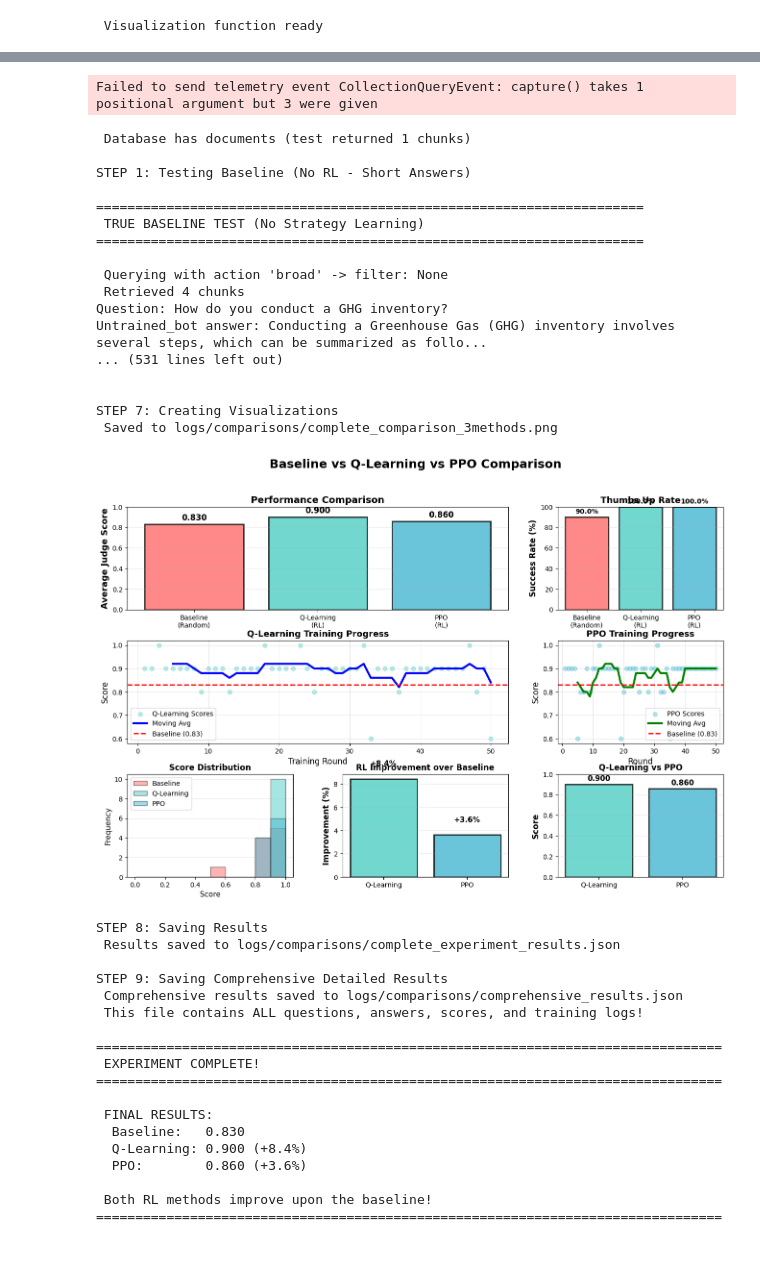
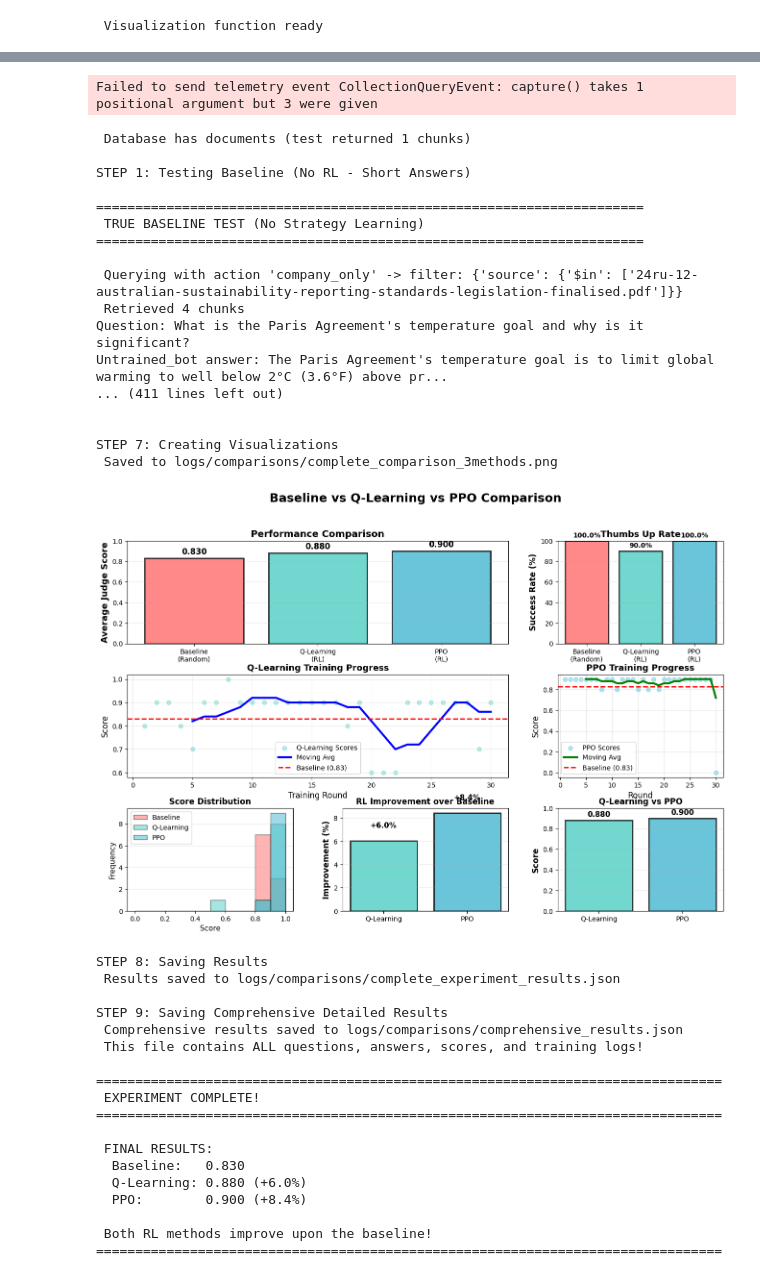
Before and after one commit to MaithaAlhammadi98/RL-GHG-Consultant, a Jupyter notebook: notebooks/my_complete_experiment.ipynb, the cells around one changed output, grey strips where cells are left out. Drawn from its saved outputs; the diff is of its cells as text; code cells hidden in the pictures.

Commit message:
Updated experiment results with latest training data - Q-Learning 0.880 (+6.0% improvement), PPO 0.900 (+8.4% improvement)

```diff
--- a/notebooks/my_complete_experiment.ipynb
+++ b/notebooks/my_complete_experiment.ipynb
@@ -964,11 +800,11 @@ baseline_results = test_baseline(baseline_rag, TRAINING_QUESTIONS, num_tests=10)
 
 # STEP 2: Train Q-Learning
 print("\nSTEP 2: Training Q-Learning Agent (Full Answers)")
-q_agent, q_training_log = train_q_learning(rl_rag, TRAINING_QUESTIONS, rounds=50)
+q_agent, q_training_log = train_q_learning(rl_rag, TRAINING_QUESTIONS, rounds=30)
 
 # STEP 3: Train PPO
 print("\nSTEP 3: Training PPO Agent (Full Answers)")
-ppo_agent, ppo_training_log = train_ppo(rl_rag, TRAINING_QUESTIONS, rounds=50)
+ppo_agent, ppo_training_log = train_ppo(rl_rag, TRAINING_QUESTIONS, rounds=30)
 
 # STEP 4: Test Q-Learning
 print("\nSTEP 4: Testing Q-Learning Agent (Full Answers)")
@@ -1043,38 +879,38 @@ print(" EXPERIMENT COMPLETE!")
 print("="*80)
 print(f"\n FINAL RESULTS:")
 print(f"  Baseline:   {baseline_results['avg_score']:.3f}")
 print(f"  Q-Learning: {qlearning_results['avg_score']:.3f} ({comparison['qlearning_improvement']:+.1f}%)")
 print(f"  PPO:        {ppo_results['avg_score']:.3f} ({comparison['ppo_improvement']:+.1f}%)")
 print(f"\n Both RL methods improve upon the baseline!")
 print("="*80 + "\n")
 # %% [output]
 ================================================================================
  COMPLETE EXPERIMENT: Baseline vs Q-Learning vs PPO
 ================================================================================
 Model: llama-3.1-8b-instant (low GHG knowledge)
 RL Methods: Q-Learning + PPO
 ================================================================================
 
 STEP 0: Checking database...
 Failed to send telemetry event CollectionQueryEvent: capture() takes 1 positional argument but 3 were given
  Database has documents (test returned 1 chunks)
 
 STEP 1: Testing Baseline (No RL - Short Answers)
 
 ======================================================================
  TRUE BASELINE TEST (No Strategy Learning)
 ======================================================================
 
- Querying with action 'broad' -> filter: None
+ Querying with action 'company_only' -> filter: {'source': {'$in': ['24ru-12-australian-sustainability-reporting-standards-legislation-finalised.pdf']}}
  Retrieved 4 chunks
-Question: How do you conduct a GHG inventory?
-Untrained_bot answer: Conducting a Greenhouse Gas (GHG) inventory involves several steps, which can be summarized as follo...
-... (531 lines left out)
+Question: What is the Paris Agreement's temperature goal and why is it significant?
+Untrained_bot answer: The Paris Agreement's temperature goal is to limit global warming to well below 2°C (3.6°F) above pr...
+... (411 lines left out)
 
 
 STEP 7: Creating Visualizations
  Saved to logs/comparisons/complete_comparison_3methods.png
-[figure, old version]
+[figure, new version]
 STEP 8: Saving Results
  Results saved to logs/comparisons/complete_experiment_results.json
 
@@ -1088,8 +924,8 @@ STEP 9: Saving Comprehensive Detailed Results
 
  FINAL RESULTS:
   Baseline:   0.830
-  Q-Learning: 0.900 (+8.4%)
-  PPO:        0.860 (+3.6%)
+  Q-Learning: 0.880 (+6.0%)
+  PPO:        0.900 (+8.4%)
 
  Both RL methods improve upon the baseline!
 ================================================================================
```
Also changed, not shown: parts of 2 cells of this notebook.
